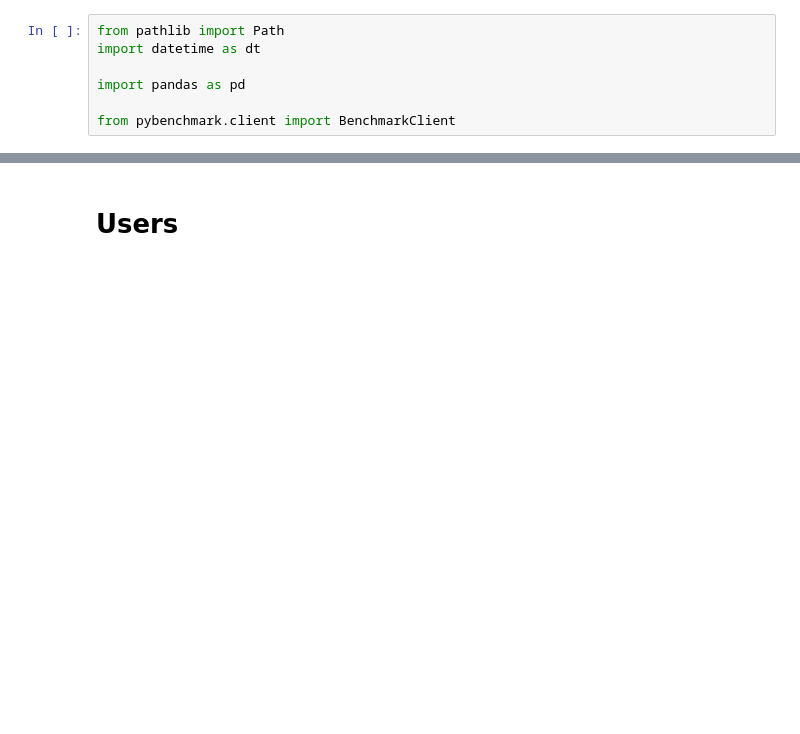
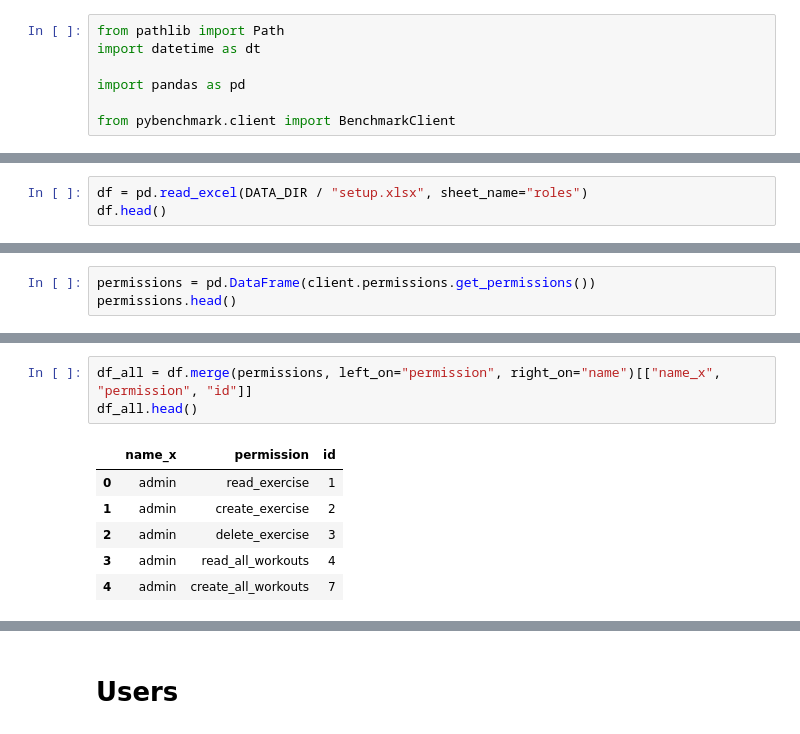
Before and after one commit to jordanbegg/pybenchmark, a Jupyter notebook: notebooks/setup.ipynb, the cells around one changed output, grey strips where cells are left out. Drawn from its saved outputs; the diff is of its cells as text; blank space fills up the shorter version.

```diff
--- a/notebooks/setup.ipynb
+++ b/notebooks/setup.ipynb
@@ -13,0 +34,3 @@ client = BenchmarkClient(url=URL)
+# %%
+df = pd.read_excel(DATA_DIR / "setup.xlsx", sheet_name="roles")
+df.head()
@@ -13,0 +44,3 @@ client = BenchmarkClient(url=URL)
+# %%
+permissions = pd.DataFrame(client.permissions.get_permissions())
+permissions.head()
@@ -13,0 +54,10 @@ client = BenchmarkClient(url=URL)
+# %%
+df_all = df.merge(permissions, left_on="permission", right_on="name")[["name_x", "permission", "id"]]
+df_all.head()
+# %% [output]
+|  | name_x | permission | id |
+| 0 | admin | read_exercise | 1 |
+| 1 | admin | create_exercise | 2 |
+| 2 | admin | delete_exercise | 3 |
+| 3 | admin | read_all_workouts | 4 |
+| 4 | admin | create_all_workouts | 7 |
```
Also changed, not shown: parts of 19 cells of this notebook, 4 other files.
